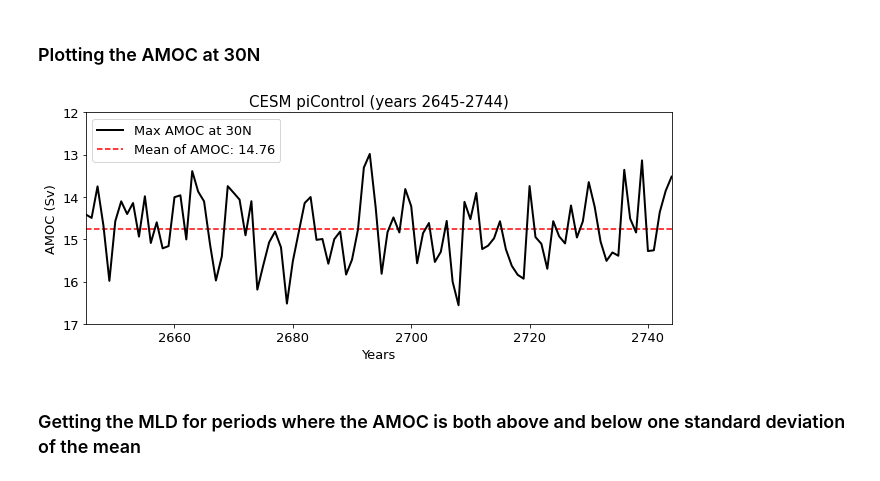
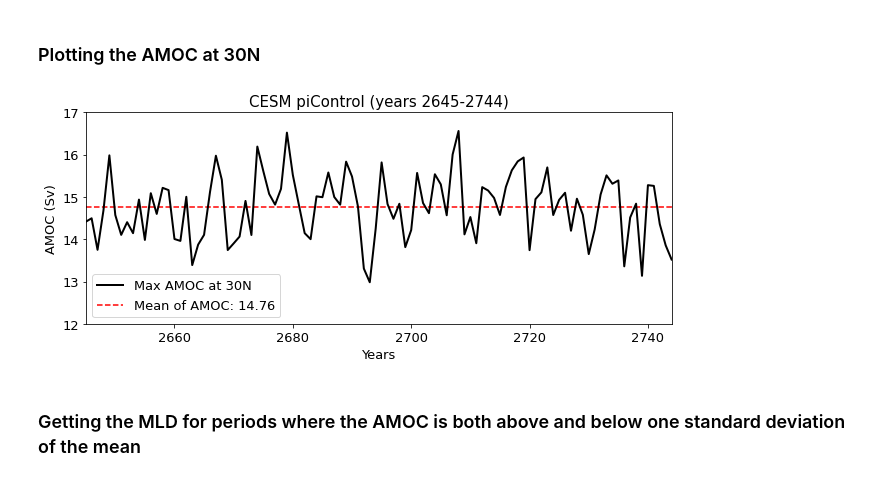
Before and after one commit to jmar91/CLIM680, a Jupyter notebook: Project.ipynb, the cells around one changed output. Drawn from its saved outputs; the diff is of its cells as text; code cells hidden in the pictures.

```diff
--- a/Project.ipynb
+++ b/Project.ipynb
@@ -115,22 +115,22 @@ Standard Deviation of the AMOC: 0.75 Sverdrups
 # %%
 yrs = np.arange(2645,2745)
 fig = plt.figure(figsize=(9,4))
 fs = 13
 ax = plt.axes()
 ax.plot(yrs,amoc,'k', linewidth=2.)
 ax.tick_params(labelsize=fs)
 ax.hlines(mu_amoc,min(yrs),max(yrs),'r',linestyles='--')
 ax.legend(['Max AMOC at 30N', 'Mean of AMOC: '+str(np.round(mu_amoc.values,2))],fontsize=fs)
 
 
 plt.xlabel('Years',fontsize=fs)
 plt.ylabel('AMOC (Sv)',fontsize=fs)
 
-plt.axis([min(yrs),max(yrs),17,12])
+plt.axis([min(yrs),max(yrs),12,17])
 plt.title('CESM piControl (years 2645-2744)',fontsize=15)
 plt.tight_layout()
 # %% [output]
-[figure, old version]
+[figure, new version]
 # %% [markdown]
 ### Getting the MLD for periods where the AMOC is both above and below one standard deviation of the mean
 # %%
```
